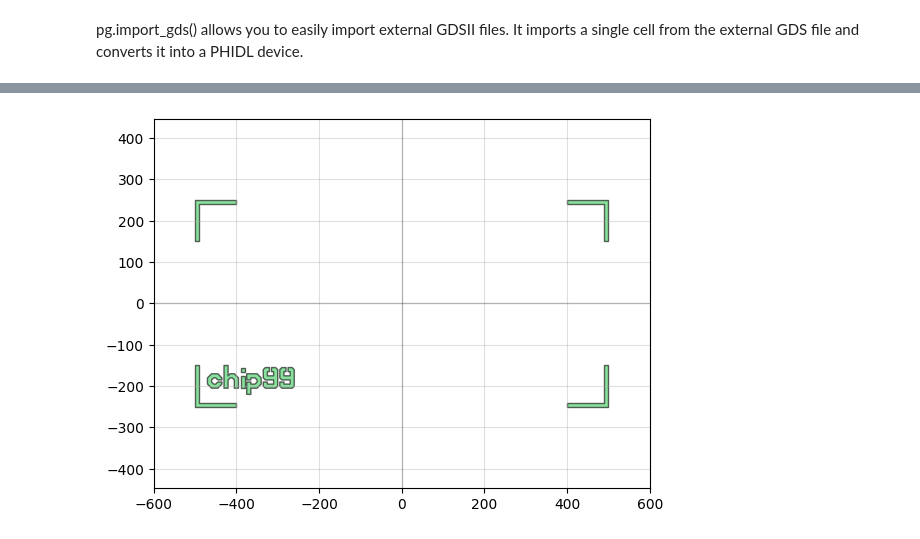
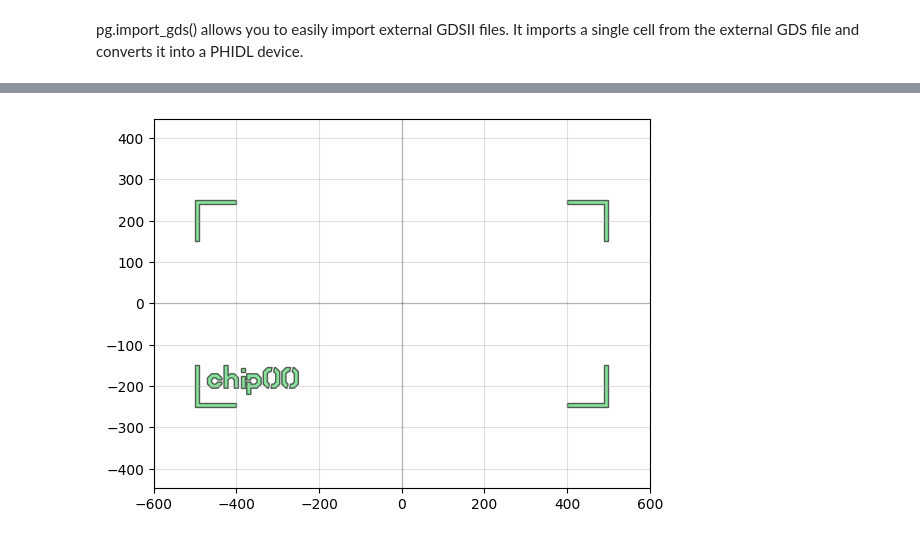
Before and after one commit to hacker-fab/Layout-tool-dev, a Jupyter notebook: phidl_drc_v0.ipynb, the cells around one changed output, grey strips where cells are left out. Cells and saved outputs as stored; diff of their text form; code cells hidden in the pictures.

```diff
--- a/phidl_drc_v0.ipynb
+++ b/phidl_drc_v0.ipynb
@@ -79,15 +77,15 @@ qp(D) # quickplot the geometry
 # %%
 D = pg.basic_die(
               size = (1000, 500), # Size of die
               street_width = 10,   # Width of corner marks for die-sawing
               street_length = 100, # Length of corner marks for die-sawing
-              die_name = 'chip99',  # Label text
+              die_name = 'chip00',  # Label text
               text_size = 50,      # Label text size
               text_location = 'SW', # Label text compass location e.g. 'S', 'SE', 'SW'
               layer = 0,
               draw_bbox = False,
               bbox_layer = 99,
               )
 qp(D) # quickplot the geometry
 # %% [output]
-[figure, old version]
+[figure, new version]
```
Also changed, not shown: parts of 2 cells of this notebook.
